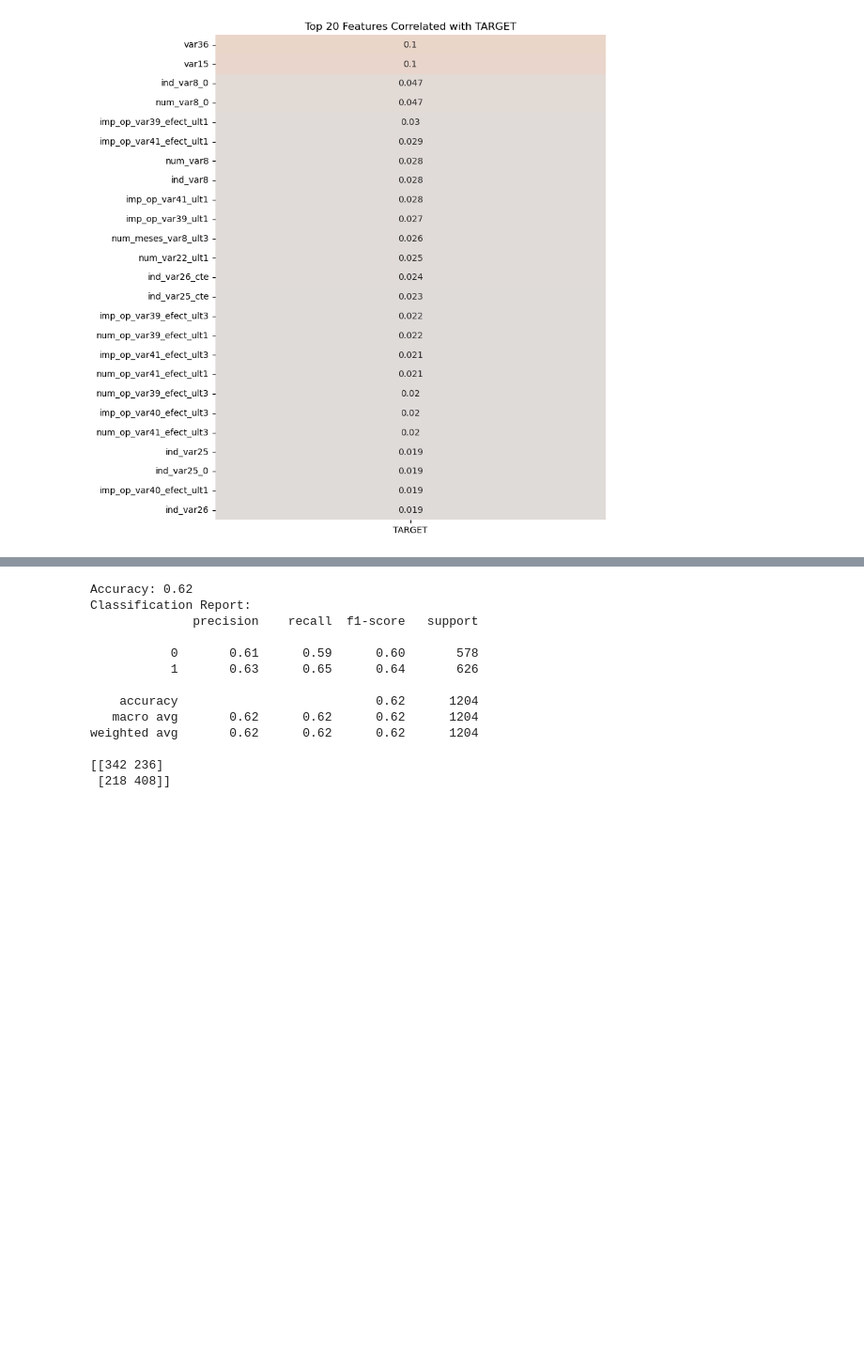
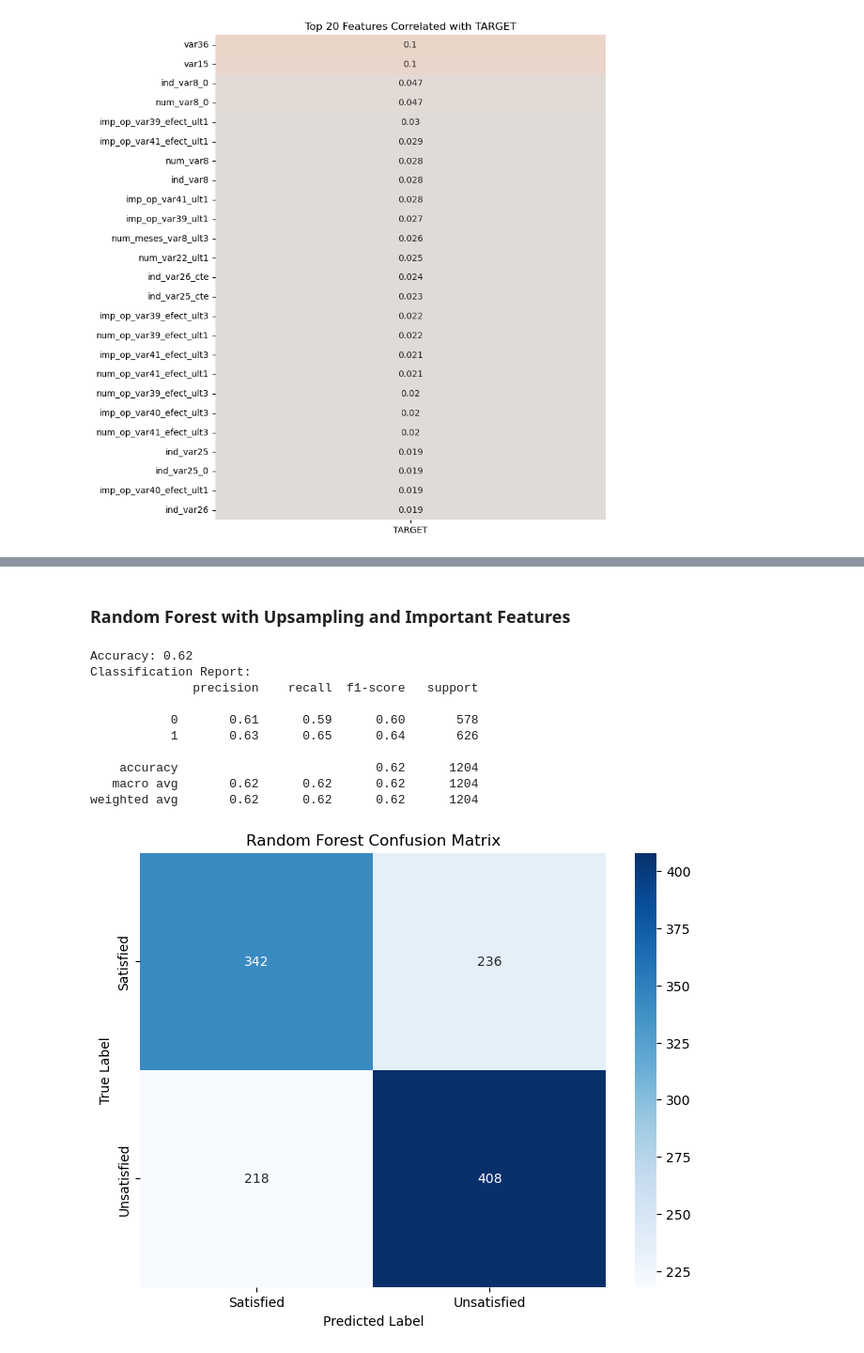
Before and after one commit to NoMoreNotions/PHYS_247_Project_1, a Jupyter notebook: Santander_Bank_Customer_Satisfaction_NB.ipynb, the cells around one changed output, grey strips where cells are left out. Shown at 94% size. Saved outputs shown, nothing was run; the diff lists cells and outputs as text; code cells hidden in the pictures; blank space fills up the shorter version.

```diff
--- a/Santander_Bank_Customer_Satisfaction_NB.ipynb
+++ b/Santander_Bank_Customer_Satisfaction_NB.ipynb
@@ -275,5 +311,7 @@ weighted avg       0.75      0.75      0.75      1204
+# %% [markdown]
+### Random Forest with Upsampling and Important Features
 # %%
-# Model 2: RandomForestClassifer with only the 2 most importnat features
+# Model 2: RandomForestClassifer with only the 2 most important features
 
 # Step 1: Load the data
 df = pd.read_csv('train.csv')
@@ -291,36 +329,40 @@ df_upsampled = pd.concat([df_majority, df_minority_upsampled])
 X = df_upsampled[['var38', 'var15']]
 y = df_upsampled['TARGET']
 
 # Step 4: Train-test split
 X_train, X_test, y_train, y_test = train_test_split(X, y, test_size=0.2, random_state=42)
 
 # Step 5: Train the Random Forest model
 rf_model = RandomForestClassifier(n_estimators=100, random_state=42)
 rf_model.fit(X_train, y_train)
 
 # Step 6: Make predictions
 y_pred = rf_model.predict(X_test)
 
 # Step 7: Evaluate the model
 accuracy = accuracy_score(y_test, y_pred)
 print(f'Accuracy: {accuracy:.2f}')
 print('Classification Report:')
 print(classification_report(y_test, y_pred))
+
 confusion = confusion_matrix(y_test, y_pred)
-print(confusion)
+plt.figure(figsize=(8, 6))
+sns.heatmap(confusion, annot=True, fmt='d', cmap='Blues', xticklabels=['Satisfied', 'Unsatisfied'], yticklabels=['Satisfied', 'Unsatisfied'])
+plt.xlabel('Predicted Label')
+plt.ylabel('True Label')
+plt.title('Random Forest Confusion Matrix')
+plt.show()
 # %% [output]
 Accuracy: 0.62
 Classification Report:
               precision    recall  f1-score   support
 
            0       0.61      0.59      0.60       578
            1       0.63      0.65      0.64       626
 
     accuracy                           0.62      1204
    macro avg       0.62      0.62      0.62      1204
 weighted avg       0.62      0.62      0.62      1204
-
-[[342 236]
- [218 408]]
+[figure, added]
 # %%
 import lightgbm as lgb
```
Also changed, not shown: parts of 9 cells of this notebook.
